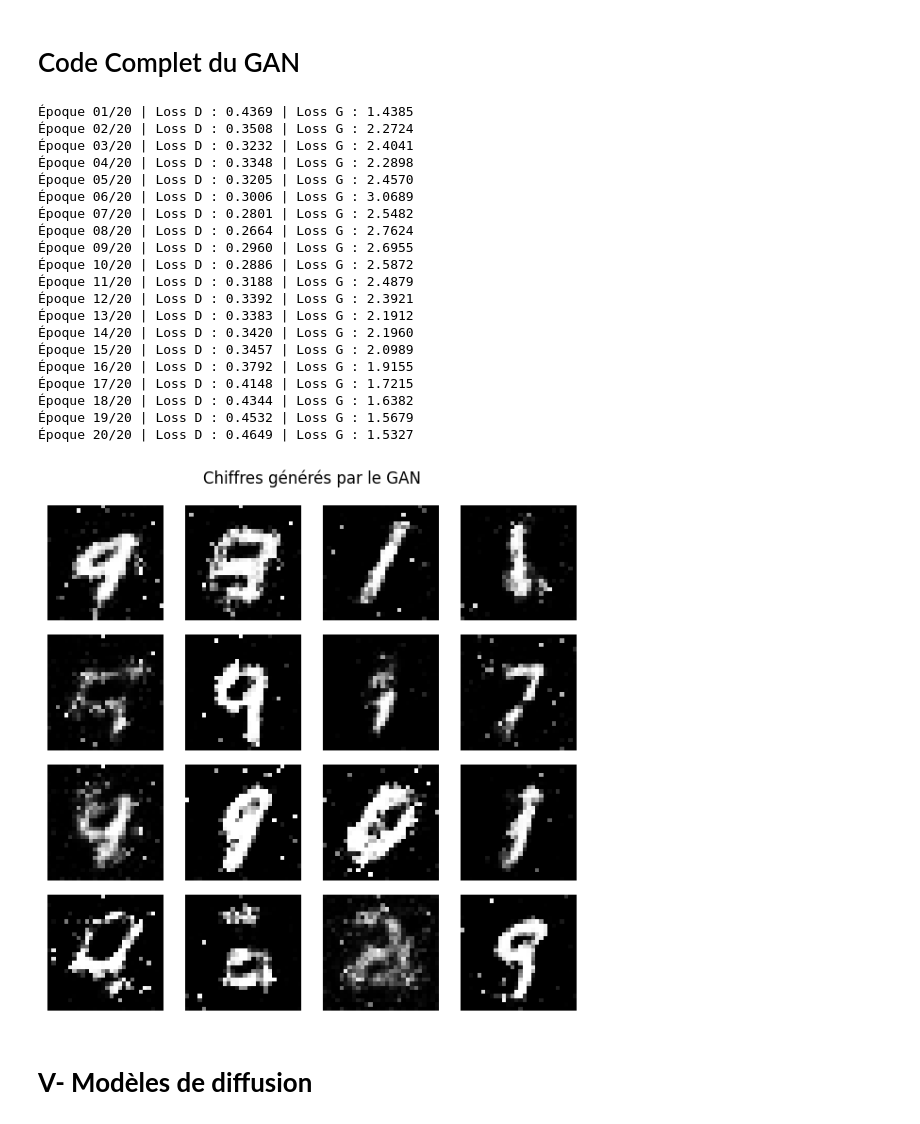
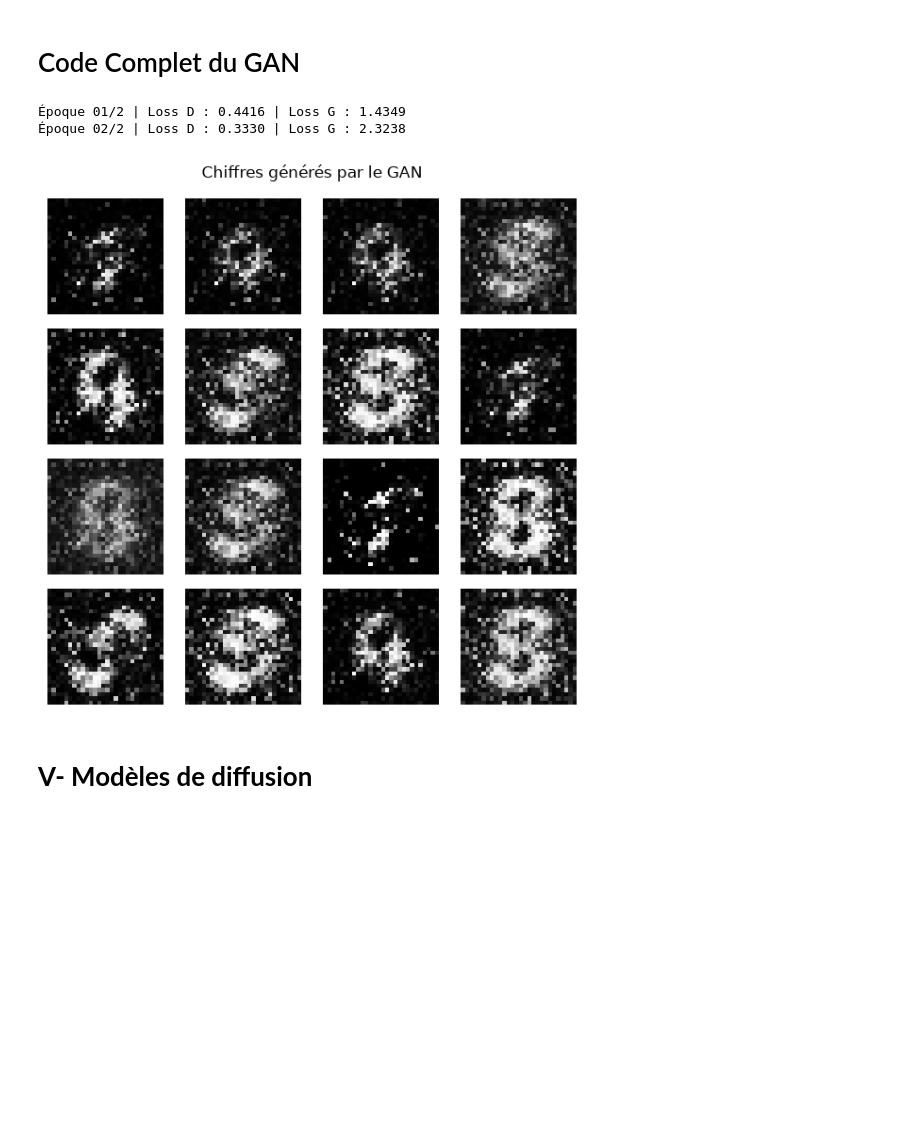
Before and after one commit to iro9ik/Devoir-Projet-2, a Jupyter notebook: Modeles_generatifs_pytorch.ipynb, the cells around one changed output. Saved outputs shown, nothing was run; the diff lists cells and outputs as text; code cells hidden in the pictures; blank space fills up the shorter version.

```diff
--- a/Modeles_generatifs_pytorch.ipynb
+++ b/Modeles_generatifs_pytorch.ipynb
@@ -691,5 +691,6 @@ def train_vae(model, loader, epochs=20, beta=1.0):
             f"KL={total_kl/n:.2f}"
         )
 
-train_vae(vae, train_loader, epochs=20)
+# 5 époques adaptées à l'exécution CPU locale
+train_vae(vae, train_loader, epochs=5)
 # %% [output]
@@ -1102,7 +1088,7 @@ device = torch.device("cuda" if torch.cuda.is_available() else "cpu")
 latent_dim = 100
 image_dim = 28 * 28
 batch_size = 128
-epochs = 20
+epochs = 5  # Adapté pour exécution CPU locale (mettre 20 sur GPU)
 learning_rate = 0.0002
 
 output_dir = Path("images_generees")
@@ -1494,7 +1465,7 @@ device = torch.device("cuda" if torch.cuda.is_available() else "cpu")
 
 latent_dim = 100
 batch_size = 128
-epochs = 20
+epochs = 2  # Adapté pour exécution CPU locale (mettre 20 sur GPU)
 learning_rate = 2e-4
 
 output_dir = Path("images_generees")
@@ -1638,54 +1609,36 @@ for epoch in range(epochs):
 # Mode évaluation
 generator.eval()
 
 # Générer 16 images sans calculer de gradients
 with torch.no_grad():
     noise = torch.randn(16, latent_dim, device=device)
     images = generator(noise)
 
     # [16, 784] -> [16, 1, 28, 28]
     images = images.reshape(-1, 1, 28, 28)
 
     # Convertir les pixels de [-1, 1] vers [0, 1]
     images = ((images + 1) / 2).clamp(0, 1)
 
     # Matplotlib utilise les données sur CPU
     images = images.cpu()
 
 # Afficher une grille de 4 × 4
 fig, axes = plt.subplots(4, 4, figsize=(6, 6))
 
 for ax, image in zip(axes.flat, images):
     ax.imshow(image.squeeze(0).numpy(), cmap="gray", vmin=0, vmax=1)
     ax.axis("off")
 
 fig.suptitle("Chiffres générés par le GAN")
 plt.tight_layout()
 plt.show()
 # Sauvegarder les poids du générateur
 torch.save(generator.state_dict(), "generator_mnist.pt")
 # %% [output]
-Époque 01/20 | Loss D : 0.4369 | Loss G : 1.4385
-Époque 02/20 | Loss D : 0.3508 | Loss G : 2.2724
-Époque 03/20 | Loss D : 0.3232 | Loss G : 2.4041
-Époque 04/20 | Loss D : 0.3348 | Loss G : 2.2898
-Époque 05/20 | Loss D : 0.3205 | Loss G : 2.4570
-Époque 06/20 | Loss D : 0.3006 | Loss G : 3.0689
-Époque 07/20 | Loss D : 0.2801 | Loss G : 2.5482
-Époque 08/20 | Loss D : 0.2664 | Loss G : 2.7624
-Époque 09/20 | Loss D : 0.2960 | Loss G : 2.6955
-Époque 10/20 | Loss D : 0.2886 | Loss G : 2.5872
-Époque 11/20 | Loss D : 0.3188 | Loss G : 2.4879
-Époque 12/20 | Loss D : 0.3392 | Loss G : 2.3921
-Époque 13/20 | Loss D : 0.3383 | Loss G : 2.1912
-Époque 14/20 | Loss D : 0.3420 | Loss G : 2.1960
-Époque 15/20 | Loss D : 0.3457 | Loss G : 2.0989
-Époque 16/20 | Loss D : 0.3792 | Loss G : 1.9155
-Époque 17/20 | Loss D : 0.4148 | Loss G : 1.7215
-Époque 18/20 | Loss D : 0.4344 | Loss G : 1.6382
-Époque 19/20 | Loss D : 0.4532 | Loss G : 1.5679
-Époque 20/20 | Loss D : 0.4649 | Loss G : 1.5327
+Époque 01/2 | Loss D : 0.4416 | Loss G : 1.4349
+Époque 02/2 | Loss D : 0.3330 | Loss G : 2.3238
-[figure, old version]
+[figure, new version]
 # %% [markdown]
 # **V- Modèles de diffusion**
 # %% [markdown]
```
Also changed, not shown: parts of 20 cells of this notebook, 2 other files.
